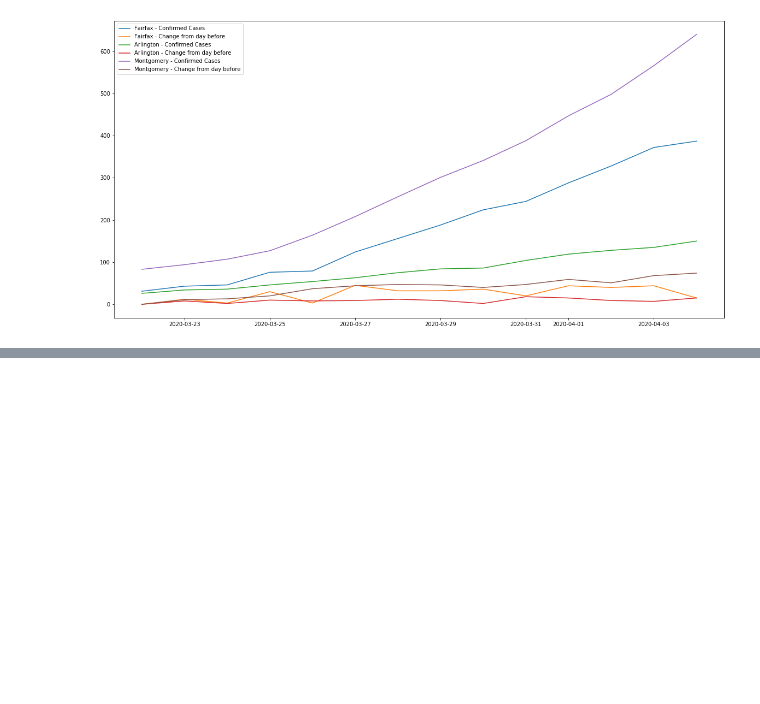
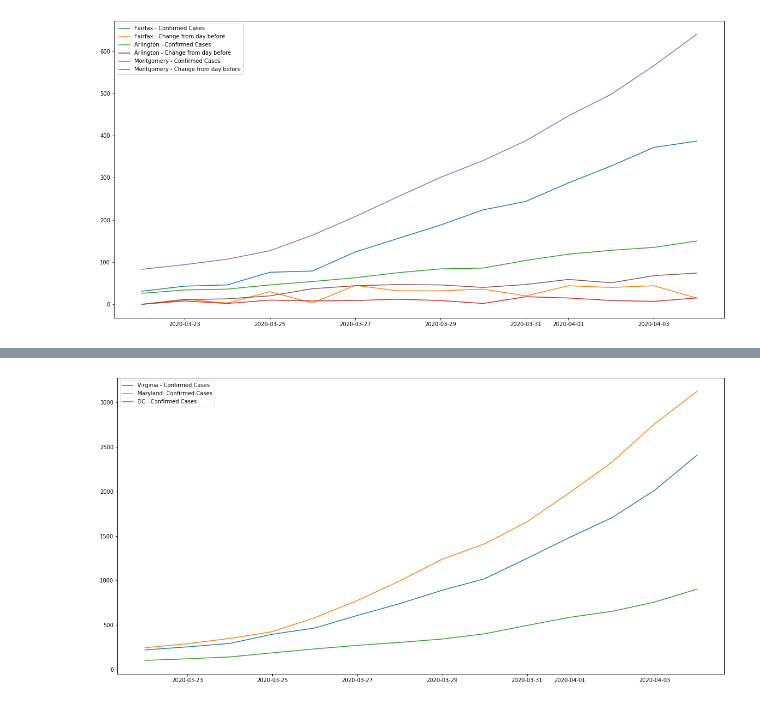
Before and after one commit to mtwtan/covid19, a Jupyter notebook: jhu/notebooks/covid19_jhu.ipynb, the cells around one changed output, grey strips where cells are left out. Saved outputs shown, nothing was run; the diff lists cells and outputs as text; code cells hidden in the pictures; blank space fills up the shorter version.

```diff
--- a/jhu/notebooks/covid19_jhu.ipynb
+++ b/jhu/notebooks/covid19_jhu.ipynb
@@ -302,3 +302,14 @@ plt.legend()
 plt.show()
 # %% [output]
 [figure]
+# %%
+from pyspark.sql.functions import unix_timestamp
+from pyspark.sql.functions import from_unixtime
+df_states_dmv = spark.sql("""select from_unixtime(unix_timestamp(concat(year,'-',month,'-',day),'yyyy-MM-dd')) as date,
+sum(confirmed) as numConfirmed, sum(deaths) as numDeaths, province_state
+from covid19.jhu_daily_new
+where year = '2020' and ( month = '03' or month = '04' ) and
+( province_state = 'Virginia' or province_state = 'Maryland' or province_state = 'District of Columbia' )
+group by year, month, day, province_state
+order by year, month, day, sum(confirmed) desc""")
+df_states_dmv.show()
@@ -304,0 +337,11 @@ plt.show()
+# %%
+%local
+plt.figure(figsize=(20,10))
+plt.plot('date', 'numConfirmed', data=df_states_dmv.loc[df_states_dmv['province_state'] == 'Virginia'], label="Virginia - Confirmed Cases")
+plt.plot('date', 'numConfirmed', data=df_states_dmv.loc[df_states_dmv['province_state'] == 'Maryland'], label="Maryland- Confirmed Cases")
+plt.plot('date', 'numConfirmed', data=df_states_dmv.loc[df_states_dmv['province_state'] == 'District of Columbia'], label="DC - Confirmed Cases")
+plt.text
+plt.legend()
+plt.show()
+# %% [output]
+[figure, added]
```
Also changed, not shown: parts of 4 cells of this notebook.
